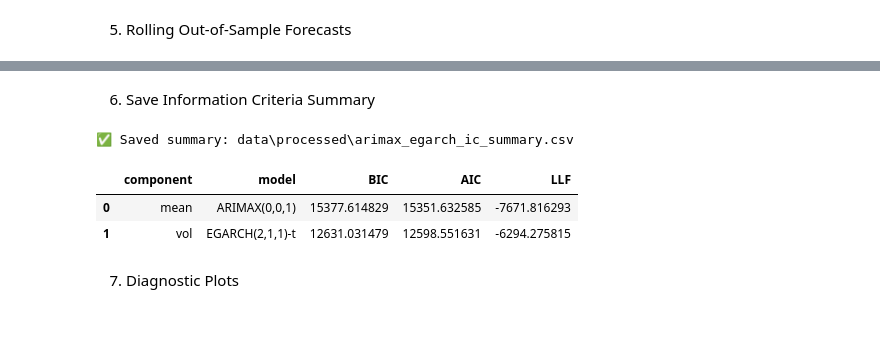
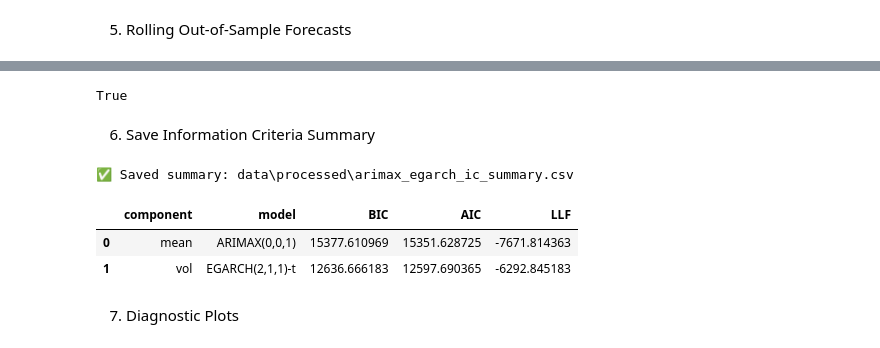
Before and after one commit to ladijoseph/AWT-LSTM-ARIMAX-FIEGARCH-Model, a Jupyter notebook: 01_data_acquisition_preprocessing.ipynb, the cells around one changed output, grey strips where cells are left out. Cells and saved outputs as stored; diff of their text form; code cells hidden in the pictures.

```diff
--- a/01_data_acquisition_preprocessing.ipynb
+++ b/01_data_acquisition_preprocessing.ipynb
@@ -1271,2 +1434,6 @@ print("✅ Saved:",
+# %%
+(mu_fc.index == var_fc.index).all()
+# %% [output]
+True
 # %% [markdown]
 6. Save Information Criteria Summary
@@ -1273,23 +1461,37 @@ print("✅ Saved:",
 # %%
-# ============================================
+# ======================================================
 # Save model selection summary for documentation
-# ============================================
+# ======================================================
+import numpy as np
+import pandas as pd
 
-ic_tbl = pd.DataFrame({
-    'component':['mean','vol'],
-    'model':[f'ARIMAX({p},{d_},{q})', f'EGARCH({ep},{eo},{eq})-{edist}'],
-    'BIC':[best_arimax['bic'], best_egarch['bic']],
-    'AIC':[best_arimax['aic'], best_egarch['aic']],
-    'LLF':[best_arimax['llf'], best_egarch['llf']]
-})
+ic_tbl = pd.DataFrame([
+    {
+        "component": "mean",
+        "model":     f"ARIMAX({p},{d_},{q})",
+        "BIC":       best_arimax["bic"],
+        "AIC":       best_arimax["aic"],
+        "LLF":       best_arimax["llf"],
+    },
+    {
+        "component": "vol",
+        "model":     f"EGARCH({ep},{eo},{eq})-{edist}",
+        # we didn't re-run an EGARCH IC grid in this notebook,
+        # so leave these as NaN or fill manually if you have the numbers
+        "BIC":       eg_bic,
+        "AIC":       eg_aic,
+        "LLF":       eg_llf,
+    },
+])
+
 ic_tbl.to_csv(OUTDIR / "arimax_egarch_ic_summary.csv", index=False)
 print("✅ Saved summary:", OUTDIR / "arimax_egarch_ic_summary.csv")
 ic_tbl
 # %% [output]
 ✅ Saved summary: data\processed\arimax_egarch_ic_summary.csv
 |  | component | model | BIC | AIC | LLF |
-| 0 | mean | ARIMAX(0,0,1) | 15377.614829 | 15351.632585 | -7671.816293 |
-| 1 | vol | EGARCH(2,1,1)-t | 12631.031479 | 12598.551631 | -6294.275815 |
+| 0 | mean | ARIMAX(0,0,1) | 15377.610969 | 15351.628725 | -7671.814363 |
+| 1 | vol | EGARCH(2,1,1)-t | 12636.666183 | 12597.690365 | -6292.845183 |
 # %% [markdown]
 7. Diagnostic Plots
 # %%
```
Also changed, not shown: parts of 23 cells of this notebook, 1 other file.
